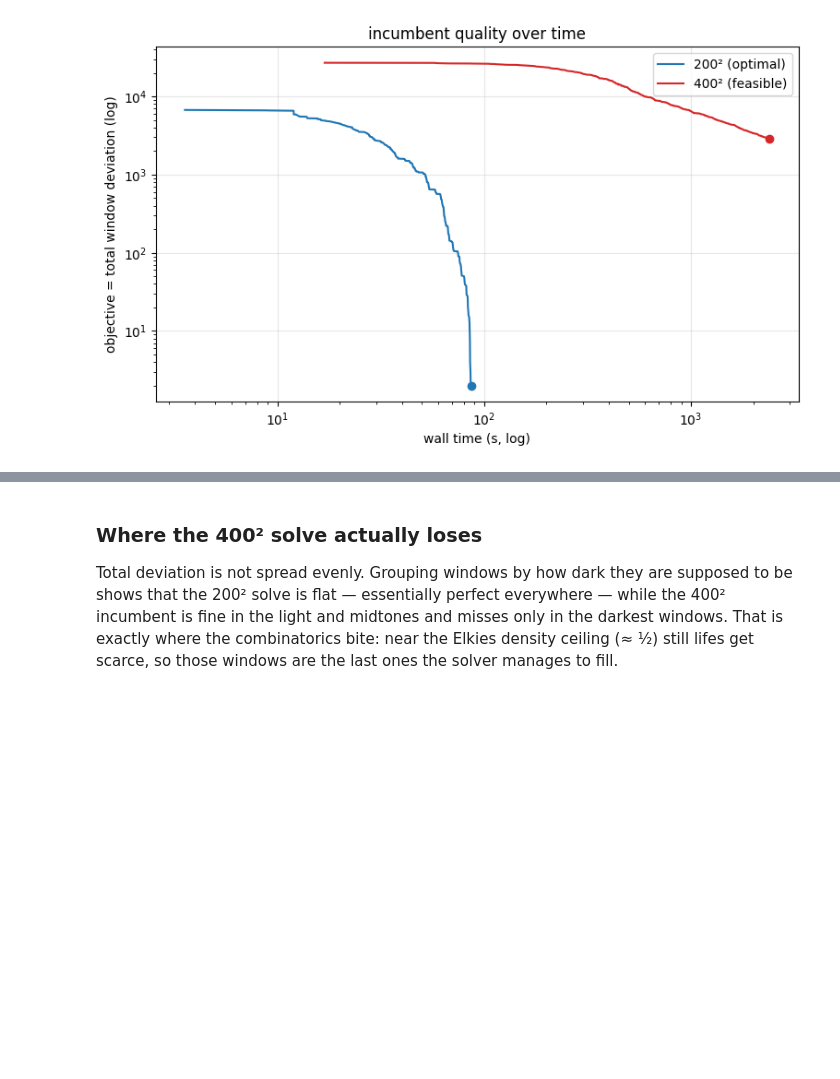
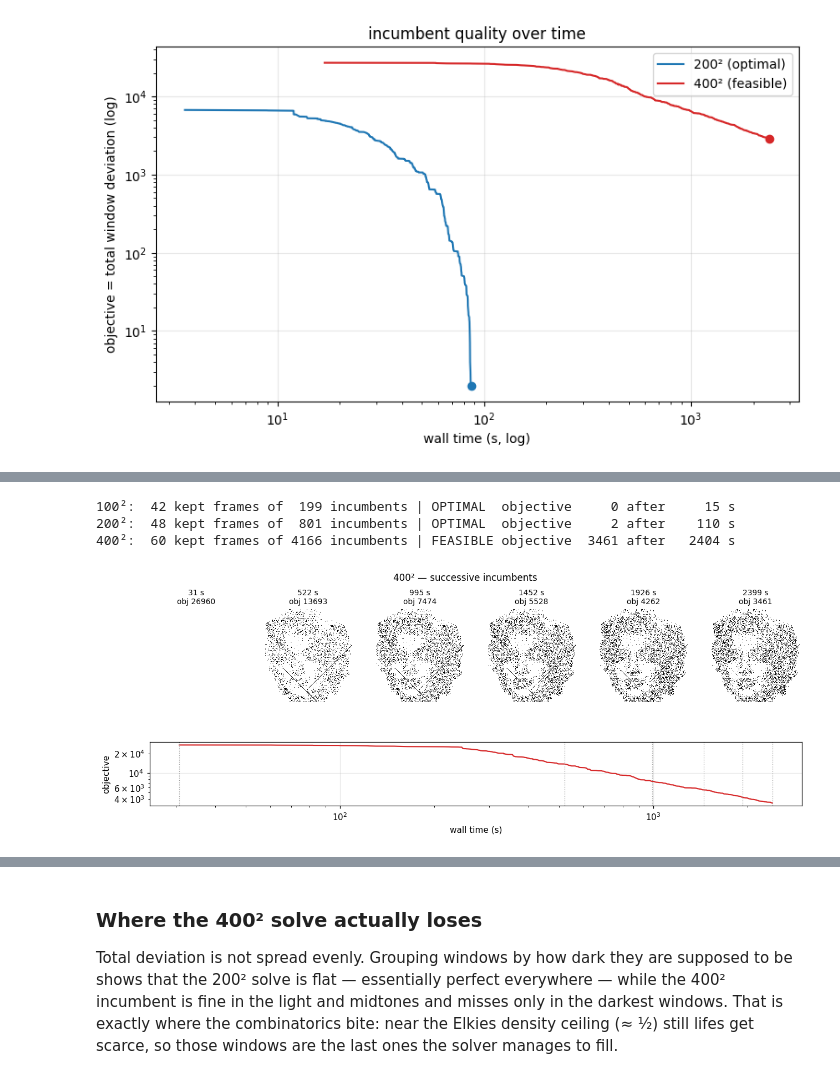
Before and after one commit to mrollier/game-of-life-mosaics, a Jupyter notebook: notebooks/beyond_tiles.ipynb, the cells around one changed output, grey strips where cells are left out. Cells and saved outputs as stored; diff of their text form; code cells hidden in the pictures; blank space fills up the shorter version.

```diff
--- a/notebooks/beyond_tiles.ipynb
+++ b/notebooks/beyond_tiles.ipynb
@@ -303,0 +325,27 @@ ax.grid(alpha=0.3)
+# %%
+import csv
+import gzip
+
+from beyond_tiles.animate import filmstrip
+from beyond_tiles.artifacts import load_snapshots
+
+def movie(size):
+    snaps = load_snapshots(ASSETS / f"snapshots_{size}.npz")
+    with gzip.open(ASSETS / f"movie_curve_{size}.csv.gz", "rt") as fh:
+        hist = [(float(t), int(o)) for t, o in list(csv.reader(fh))[1:]]
+    met = json.loads((ASSETS / f"movie_metrics_{size}.json").read_text())
+    return snaps, hist, met
+
+movies = {size: movie(size) for size in (100, 200, 400)}
+for size, (snaps, hist, met) in movies.items():
+    print(f"{size}²: {len(snaps):3d} kept frames of {len(hist):4d} incumbents | "
+          f"{met['status']:8s} objective {met['objective']:5d} after {met['wall_time_s']:6.0f} s")
+# %% [output]
+100²:  42 kept frames of  199 incumbents | OPTIMAL  objective     0 after     15 s
+200²:  48 kept frames of  801 incumbents | OPTIMAL  objective     2 after    110 s
+400²:  60 kept frames of 4166 incumbents | FEASIBLE objective  3461 after   2404 s
+# %%
+snaps, hist, met = movies[400]
+filmstrip(snaps, hist, n_frames=6, title="400² — successive incumbents")
+# %% [output]
+[figure, added]
```
Also changed, not shown: parts of 9 cells of this notebook, 19 other files.
